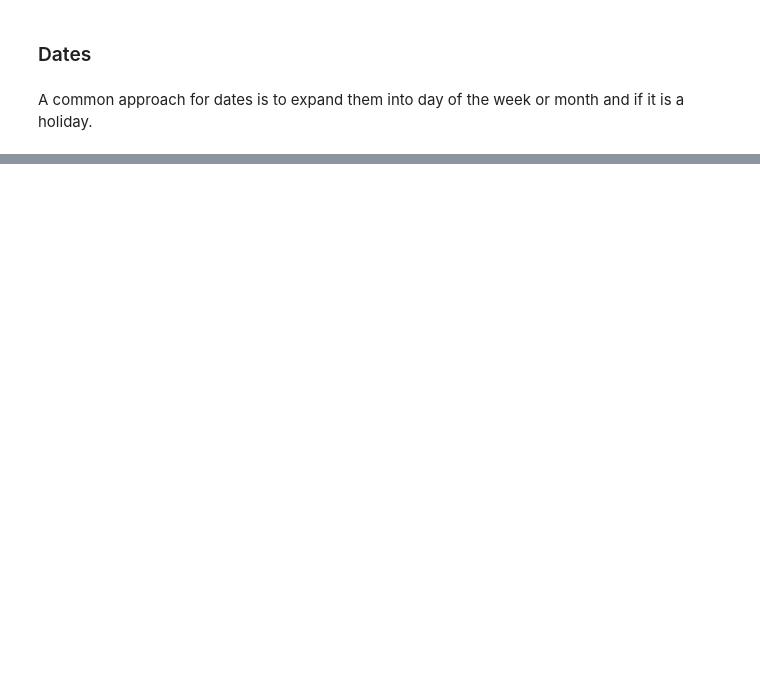
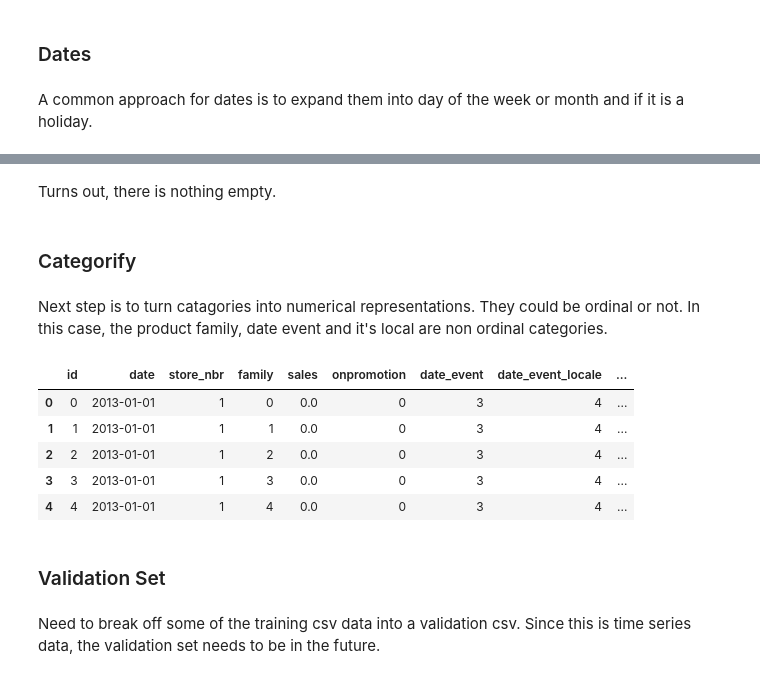
Before and after one commit to jonkarrer/sales-forecasting-ml, a Jupyter notebook: Sales_Time_Series.ipynb, the cells around one changed output, grey strips where cells are left out. Drawn from its saved outputs; the diff is of its cells as text; code cells hidden in the pictures; blank space fills up the shorter version.

```diff
--- a/Sales_Time_Series.ipynb
+++ b/Sales_Time_Series.ipynb
@@ -301,0 +344,22 @@ holiday_df.head()
+# %% [markdown]
+Turns out, there is nothing empty.
+# %% [markdown]
+### Categorify
+# %% [markdown]
+Next step is to turn catagories into numerical representations. They could be ordinal or not. In this case, the product family, date event and it's local are non ordinal categories.
+# %%
+merged_df["date_event"] = LabelEncoder().fit_transform(merged_df["date_event"])
+merged_df["date_event_locale"] = LabelEncoder().fit_transform(merged_df["date_event_locale"])
+merged_df["family"] = LabelEncoder().fit_transform(merged_df["family"])
+merged_df.head()
+# %% [output]
+|  | id | date | store_nbr | family | sales | onpromotion | date_event | date_event_locale | ... |
+| 0 | 0 | 2013-01-01 | 1 | 0 | 0.0 | 0 | 3 | 4 | ... |
+| 1 | 1 | 2013-01-01 | 1 | 1 | 0.0 | 0 | 3 | 4 | ... |
+| 2 | 2 | 2013-01-01 | 1 | 2 | 0.0 | 0 | 3 | 4 | ... |
+| 3 | 3 | 2013-01-01 | 1 | 3 | 0.0 | 0 | 3 | 4 | ... |
+| 4 | 4 | 2013-01-01 | 1 | 4 | 0.0 | 0 | 3 | 4 | ... |
+# %% [markdown]
+### Validation Set
+# %% [markdown]
+Need to break off some of the training csv data into a validation csv. Since this is time series data, the validation set needs to be in the future.
```
Also changed, not shown: parts of 65 cells of this notebook.
